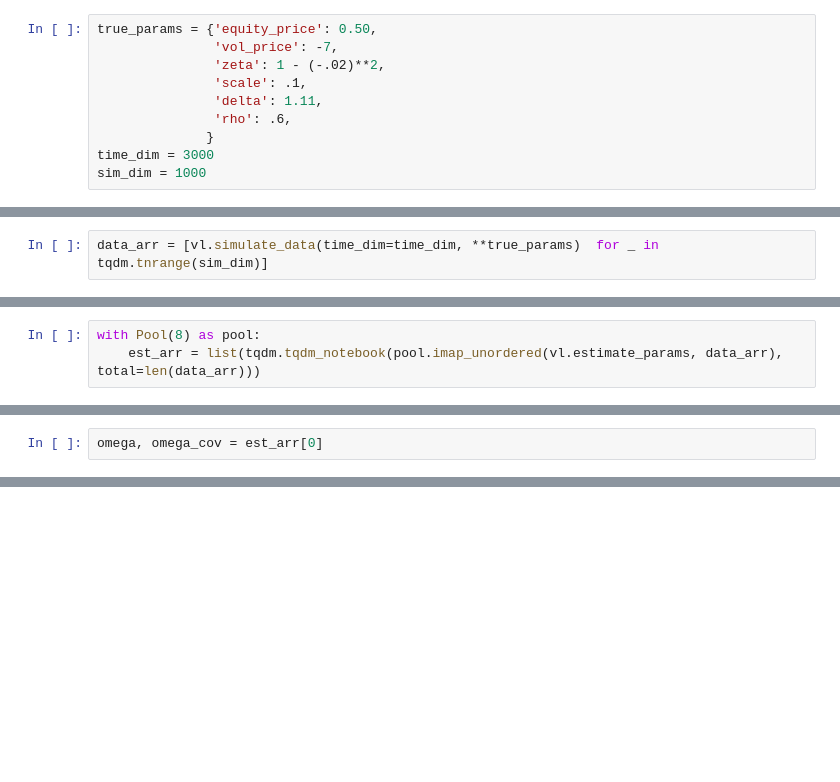
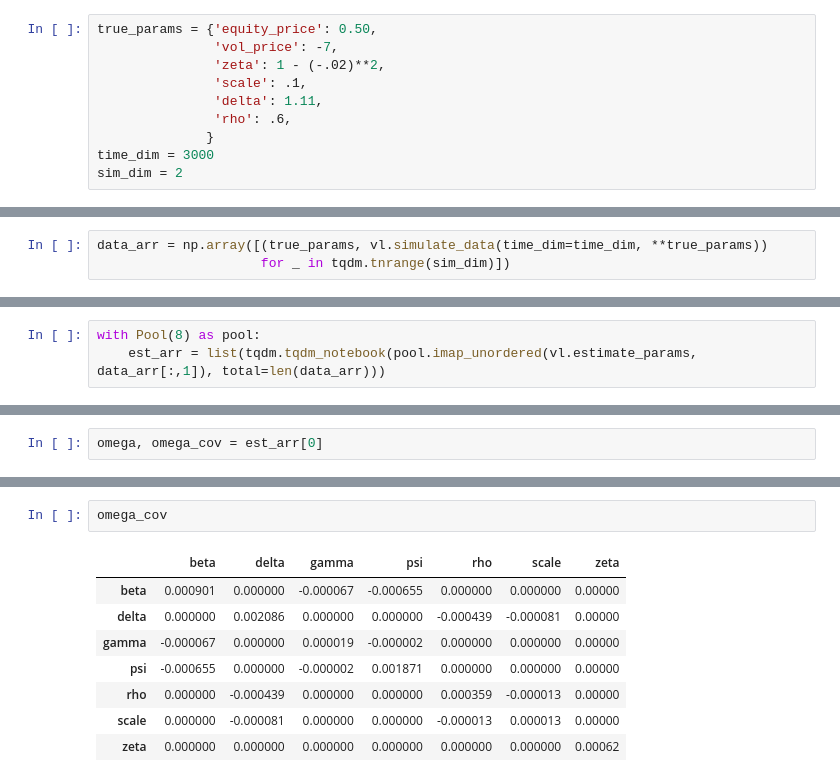
Before and after one commit to sangrey/RiskPriceInference, a Jupyter notebook: volpriceinference/asymptotic_distributions_robust.ipynb, the cells around one changed output, grey strips where cells are left out. Saved outputs shown, nothing was run; the diff lists cells and outputs as text; blank space fills up the shorter version.

Commit message:
Examined the results in the data.

```diff
--- a/volpriceinference/asymptotic_distributions_robust.ipynb
+++ b/volpriceinference/asymptotic_distributions_robust.ipynb
@@ -27,7 +27,7 @@ true_params = {'equity_price': 0.50,
                'rho': .6,
               }
 time_dim = 3000
-sim_dim = 1000
+sim_dim = 2
 # %% [markdown]
 ## Setup the linking functions.
 # %%
@@ -75,11 +75,12 @@ data.describe()
 # %% [markdown]
 ## The Asymptotic Distributions in the Strongly Identified Case
 # %%
-data_arr = [vl.simulate_data(time_dim=time_dim, **true_params)  for _ in tqdm.tnrange(sim_dim)]
+data_arr = np.array([(true_params, vl.simulate_data(time_dim=time_dim, **true_params))
+                     for _ in tqdm.tnrange(sim_dim)])
 # %% [output]
 [interactive output not drawn]
 # %%
 with Pool(8) as pool:
-    est_arr = list(tqdm.tqdm_notebook(pool.imap_unordered(vl.estimate_params, data_arr), total=len(data_arr)))
+    est_arr = list(tqdm.tqdm_notebook(pool.imap_unordered(vl.estimate_params, data_arr[:,1]), total=len(data_arr)))
 # %% [output]
 [interactive output not drawn]
@@ -161,0 +89,11 @@ ax3.legend()
+# %%
+omega_cov
+# %% [output]
+|  | beta | delta | gamma | psi | rho | scale | zeta |
+| beta | 0.000901 | 0.000000 | -0.000067 | -0.000655 | 0.000000 | 0.000000 | 0.00000 |
+| delta | 0.000000 | 0.002086 | 0.000000 | 0.000000 | -0.000439 | -0.000081 | 0.00000 |
+| gamma | -0.000067 | 0.000000 | 0.000019 | -0.000002 | 0.000000 | 0.000000 | 0.00000 |
+| psi | -0.000655 | 0.000000 | -0.000002 | 0.001871 | 0.000000 | 0.000000 | 0.00000 |
+| rho | 0.000000 | -0.000439 | 0.000000 | 0.000000 | 0.000359 | -0.000013 | 0.00000 |
+| scale | 0.000000 | -0.000081 | 0.000000 | 0.000000 | -0.000013 | 0.000013 | 0.00000 |
+| zeta | 0.000000 | 0.000000 | 0.000000 | 0.000000 | 0.000000 | 0.000000 | 0.00062 |
```
Also changed, not shown: parts of 18 cells of this notebook, 2 other files.
